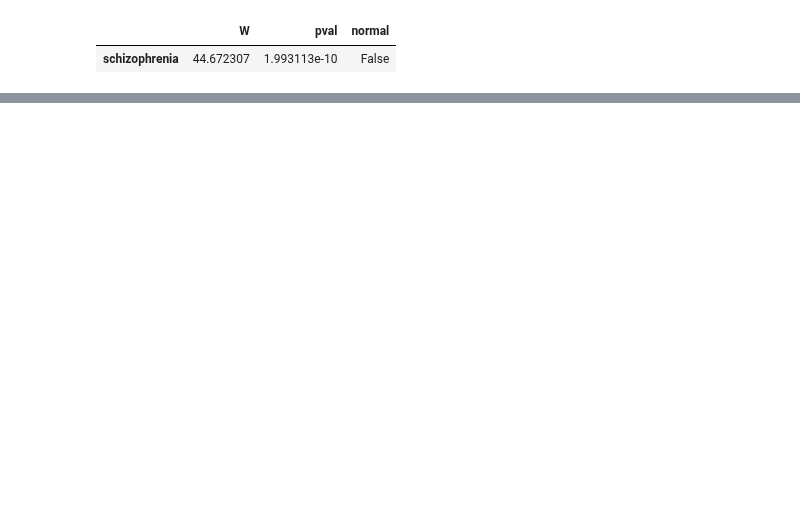
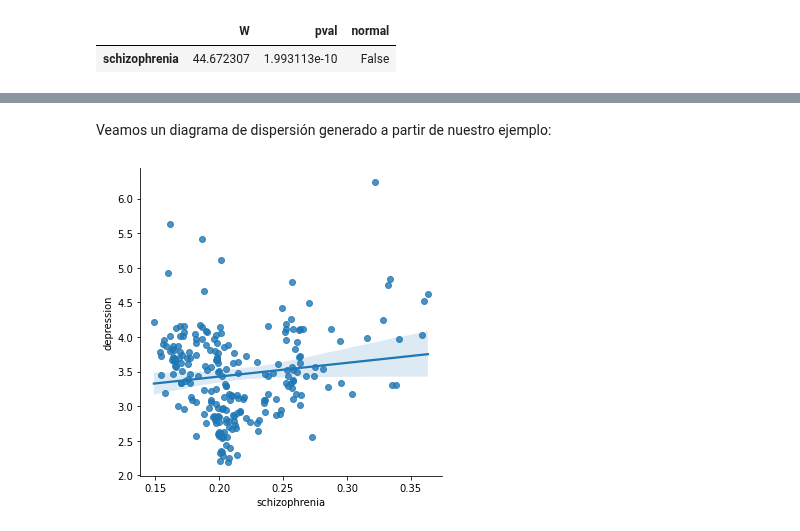
Before and after one commit to renatoparedes/EstadisticaYPsicologiaMatematica, a Jupyter notebook: AnalisisDeDatosMultivariantes/VerificacionDeSupuestos.ipynb, the cells around one changed output, grey strips where cells are left out. Cells and saved outputs as stored; diff of their text form; code cells hidden in the pictures; blank space fills up the shorter version.

```diff
--- a/AnalisisDeDatosMultivariantes/VerificacionDeSupuestos.ipynb
+++ b/AnalisisDeDatosMultivariantes/VerificacionDeSupuestos.ipynb
@@ -98,0 +172,6 @@ https://scikit-learn.org/stable/modules/generated/sklearn.preprocessing.RobustSc
+# %% [markdown]
+Veamos un diagrama de dispersión generado a partir de nuestro ejemplo:
+# %%
+sns.lmplot(x='schizophrenia', y='depression', data=df_subsdis);
+# %% [output]
+[figure, added]
```
Also changed, not shown: parts of 33 cells of this notebook, 4 other files.
